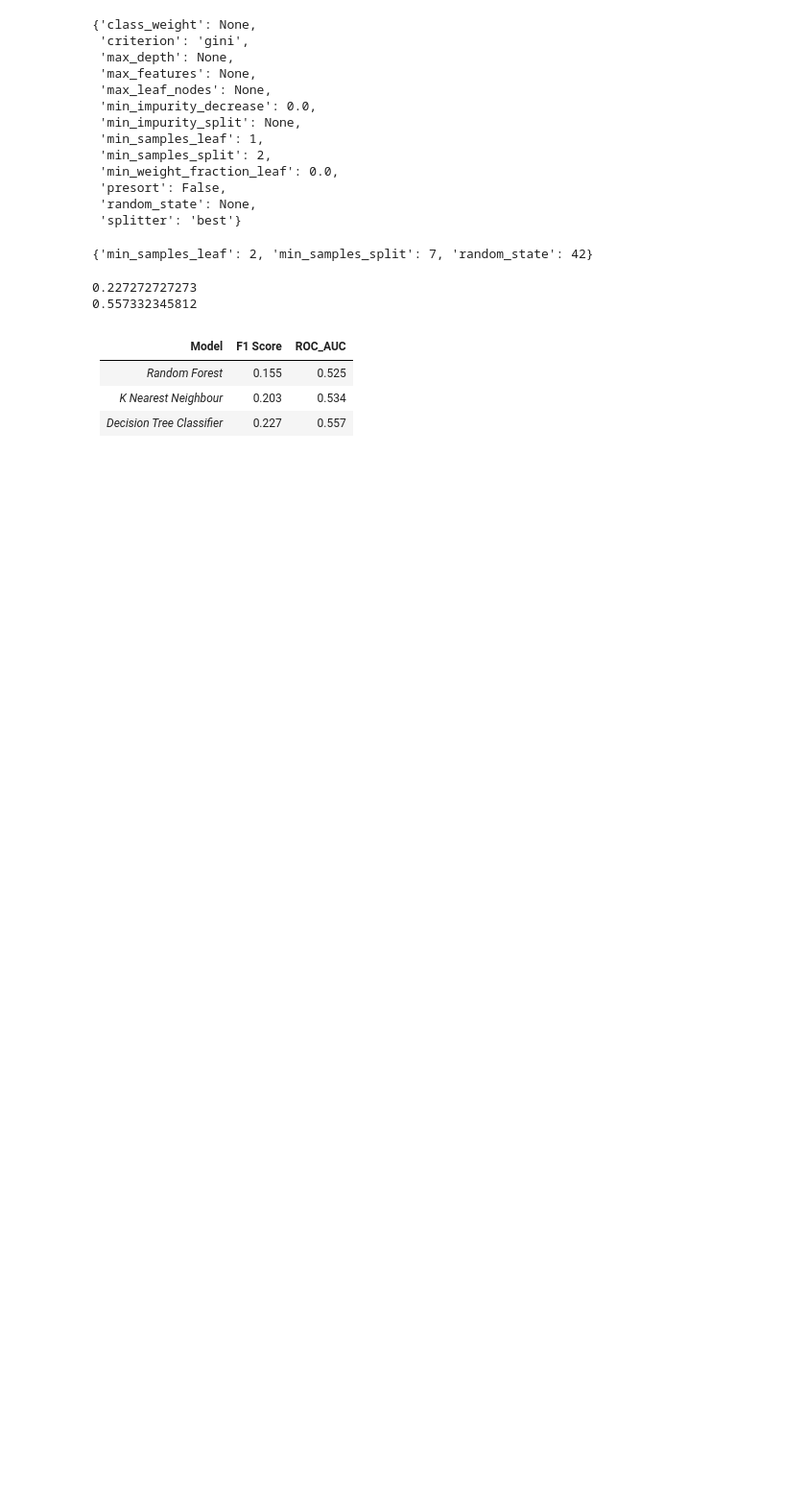
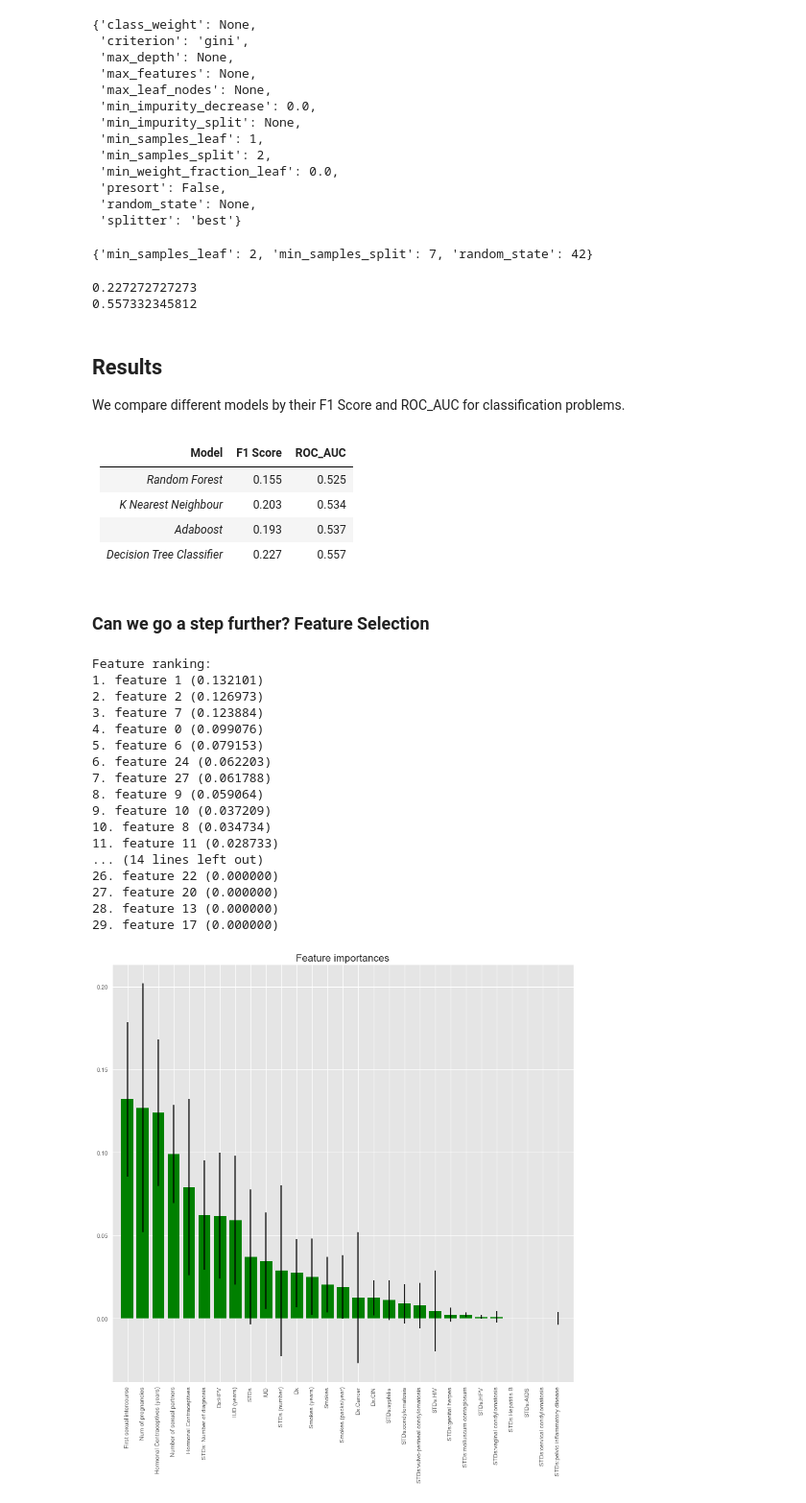
Before and after one commit to rvsaatvik/Predicting-Cervical-Cancer, a Jupyter notebook: Capstone2/Capstone2_CervicalCancer.ipynb, the cells around one changed output. Shown: that part at 96% size. Saved outputs shown, nothing was run; the diff lists cells and outputs as text; code cells hidden in the pictures; blank space fills up the shorter version.

```diff
--- a/Capstone2/Cleanup_Notebook.ipynb
+++ b/Capstone2/Capstone2_CervicalCancer.ipynb
@@ -743,3 +791,8 @@ print(metrics.roc_auc_score(test_labels,pred))
 # %% [output]
 0.203389830508
 0.534305144088
+# %%
+from sklearn.ensemble import AdaBoostClassifier
+
+ada = AdaBoostClassifier()
+ada.get_params()
@@ -745,0 +805,7 @@ print(metrics.roc_auc_score(test_labels,pred))
+# %%
+param_grid = {'random_state': [42],
+           'n_estimators': range(1,30)}
+
+CV_ada = GridSearchCV(estimator=ada, param_grid=param_grid, cv= 5)
+CV_ada.fit(train_features_res, train_labels_res)
+CV_ada.best_params_
@@ -745,0 +814,9 @@ print(metrics.roc_auc_score(test_labels,pred))
+# %%
+ada1 = AdaBoostClassifier(n_estimators=27, random_state=42)
+
+ada1.fit(train_features_res, train_labels_res)
+pred=ada1.predict(test_features)
+
+print(metrics.f1_score(test_labels,pred))
+print(metrics.roc_auc_score(test_labels,pred))
+# 0.206896551724 without hyperparameter tuning
@@ -787,9 +863,59 @@ print(metrics.roc_auc_score(test_labels,pred))
 # %% [output]
 0.227272727273
 0.557332345812
+# %% [markdown]
+## Results
+
+We compare different models by their F1 Score and ROC_AUC for classification problems.
 # %% [markdown]
 **Model** | **F1 Score** | **ROC_AUC**
 --- | --- | ---
 *Random Forest*  | 0.155 | 0.525
 *K Nearest Neighbour* | 0.203| 0.534
+*Adaboost*|0.193|0.537
 *Decision Tree Classifier* | 0.227 | 0.557
+# %% [markdown]
+### Can we go a step further? Feature Selection
+# %%
+clf_rf_5 = RandomForestClassifier()
+clr_rf_5 = clf_rf_5.fit(train_features_res, train_labels_res)
+importances = clr_rf_5.feature_importances_
+std = np.std([tree.feature_importances_ for tree in clf_rf.estimators_],
+             axis=0)
+indices = np.argsort(importances)[::-1]
+
+# Print the feature ranking
+print("Feature ranking:")
+
+for f in range(train_features_res.shape[1]):
+    print("%d. feature %d (%f)" % (f + 1, indices[f], importances[indices[f]]))
+
+# Plot the feature importances of the forest
+# list(train_features_res)[1:len(list(train_features_res))]
+
+plt.figure(1, figsize=(14, 13))
+plt.title("Feature importances")
+plt.bar(range(train_features_res.shape[1]), importances[indices],
+       color="g", yerr=std[indices], align="center")
+plt.xticks(range(train_features_res.shape[1]), X.columns[indices],rotation=90)
+plt.xlim([-1, train_features_res.shape[1]])
+plt.show()
+# %% [output]
+Feature ranking:
+1. feature 1 (0.132101)
+2. feature 2 (0.126973)
+3. feature 7 (0.123884)
+4. feature 0 (0.099076)
+5. feature 6 (0.079153)
+6. feature 24 (0.062203)
+7. feature 27 (0.061788)
+8. feature 9 (0.059064)
+9. feature 10 (0.037209)
+10. feature 8 (0.034734)
+11. feature 11 (0.028733)
+... (14 lines left out)
+26. feature 22 (0.000000)
+27. feature 20 (0.000000)
+28. feature 13 (0.000000)
+29. feature 17 (0.000000)
+[figure, added]
```
Also changed, not shown: parts of 26 cells of this notebook.
